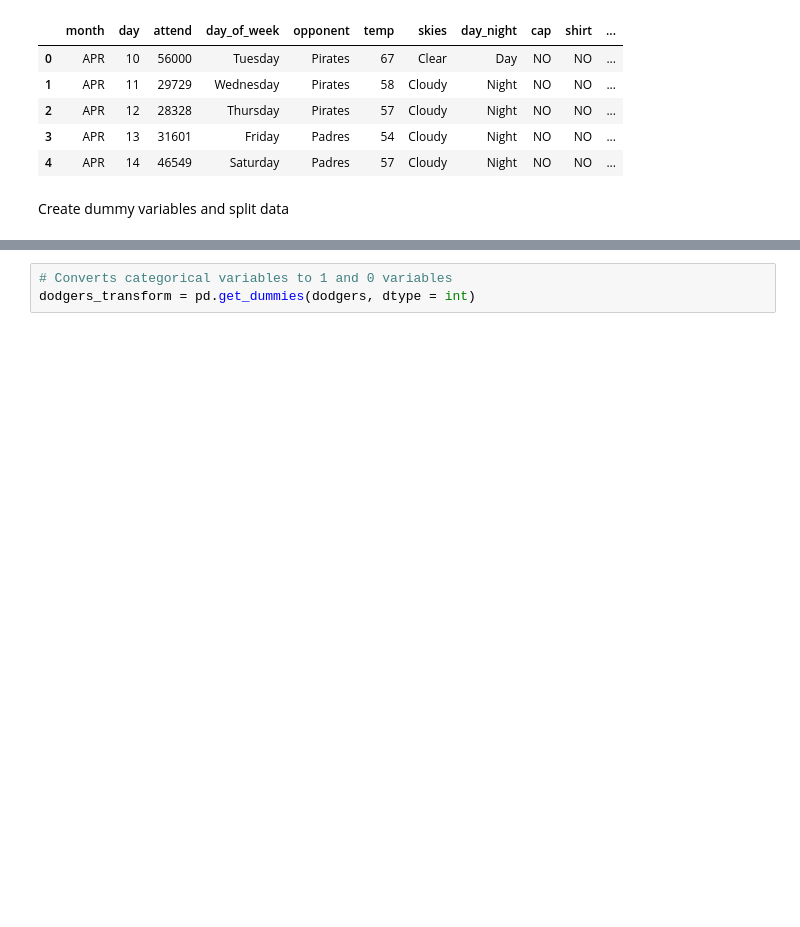
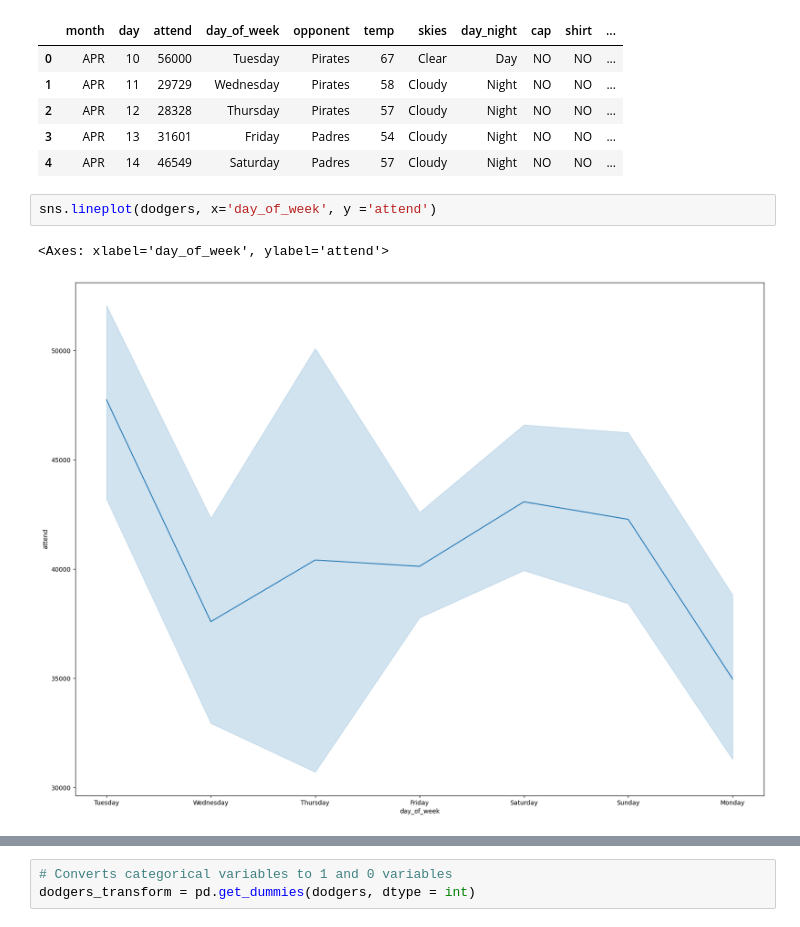
Before and after one commit to MWPerrineJr/Predictive-Analytics, a Jupyter notebook: dodgers_data.ipynb, the cells around one changed output, grey strips where cells are left out. Drawn from its saved outputs; the diff is of its cells as text; blank space fills up the shorter version.

```diff
--- a/dodgers_data.ipynb
+++ b/dodgers_data.ipynb
@@ -33,5 +39,8 @@ dodgers.head()
 | 2 | APR | 12 | 28328 | Thursday | Pirates | 57 | Cloudy | Night | NO | NO | ... |
 | 3 | APR | 13 | 31601 | Friday | Padres | 54 | Cloudy | Night | NO | NO | ... |
 | 4 | APR | 14 | 46549 | Saturday | Padres | 57 | Cloudy | Night | NO | NO | ... |
-# %% [markdown]
-Create dummy variables and split data
+# %%
+sns.lineplot(dodgers, x='day_of_week', y ='attend')
+# %% [output]
+<Axes: xlabel='day_of_week', ylabel='attend'>
+[figure, added]
```
Also changed, not shown: parts of 21 cells of this notebook, 1 other file.
